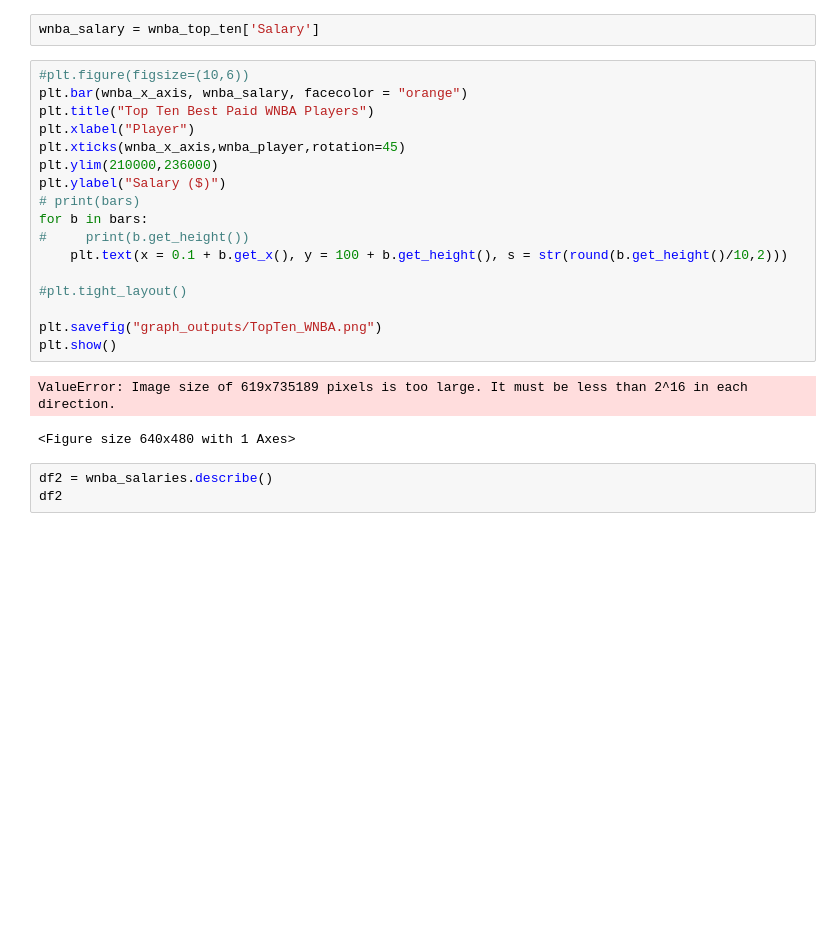
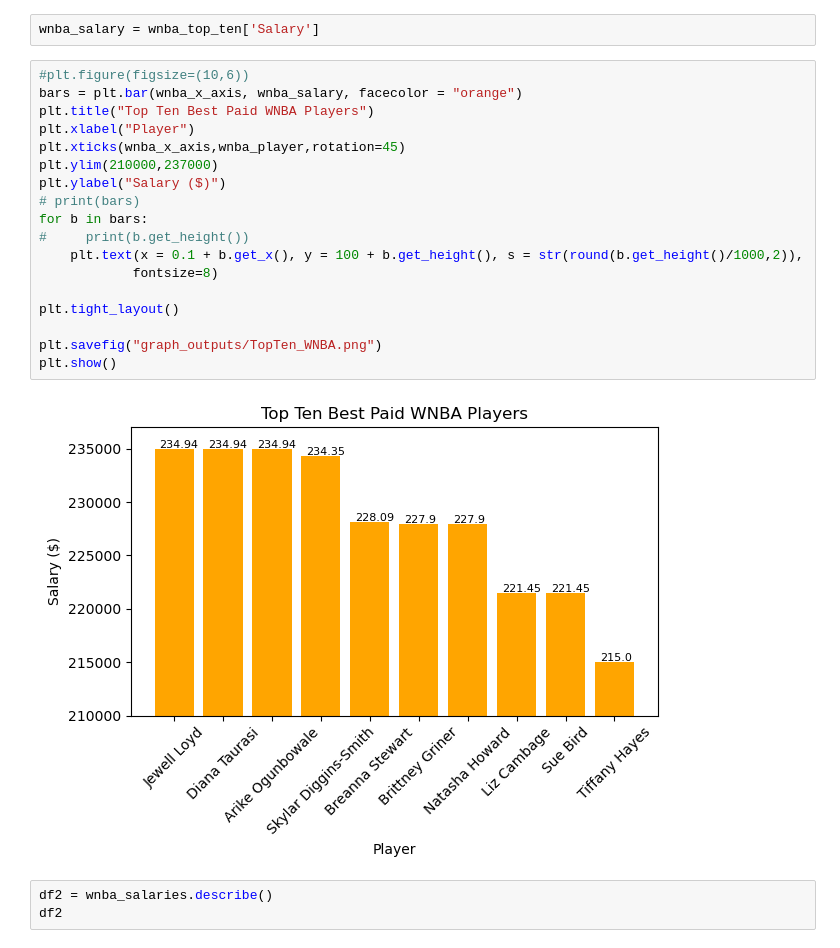
Before and after one commit to Hensonkk/NBA-VS-WNBA, a Jupyter notebook: NBA_WNBA_Analysis.ipynb, the cells around one changed output. Saved outputs shown, nothing was run; the diff lists cells and outputs as text; blank space fills up the shorter version.

```diff
--- a/NBA_WNBA_Analysis.ipynb
+++ b/NBA_WNBA_Analysis.ipynb
@@ -536,24 +568,24 @@ wnba_player = wnba_top_ten["Player"]
 wnba_salary = wnba_top_ten['Salary']
 # %%
 #plt.figure(figsize=(10,6))
-plt.bar(wnba_x_axis, wnba_salary, facecolor = "orange")
+bars = plt.bar(wnba_x_axis, wnba_salary, facecolor = "orange")
 plt.title("Top Ten Best Paid WNBA Players")
 plt.xlabel("Player")
 plt.xticks(wnba_x_axis,wnba_player,rotation=45)
-plt.ylim(210000,236000)
+plt.ylim(210000,237000)
 plt.ylabel("Salary ($)")
 # print(bars)
 for b in bars:
 #     print(b.get_height())
-    plt.text(x = 0.1 + b.get_x(), y = 100 + b.get_height(), s = str(round(b.get_height()/10,2)))
+    plt.text(x = 0.1 + b.get_x(), y = 100 + b.get_height(), s = str(round(b.get_height()/1000,2)),
+            fontsize=8)
 
-#plt.tight_layout()
+plt.tight_layout()
 
 plt.savefig("graph_outputs/TopTen_WNBA.png")
 plt.show()
 # %% [output]
-ValueError: Image size of 619x735189 pixels is too large. It must be less than 2^16 in each direction.
-<Figure size 640x480 with 1 Axes>
+[figure, added]
 # %%
 df2 = wnba_salaries.describe()
 df2
```
Also changed, not shown: parts of 15 cells of this notebook, 4 other files.
